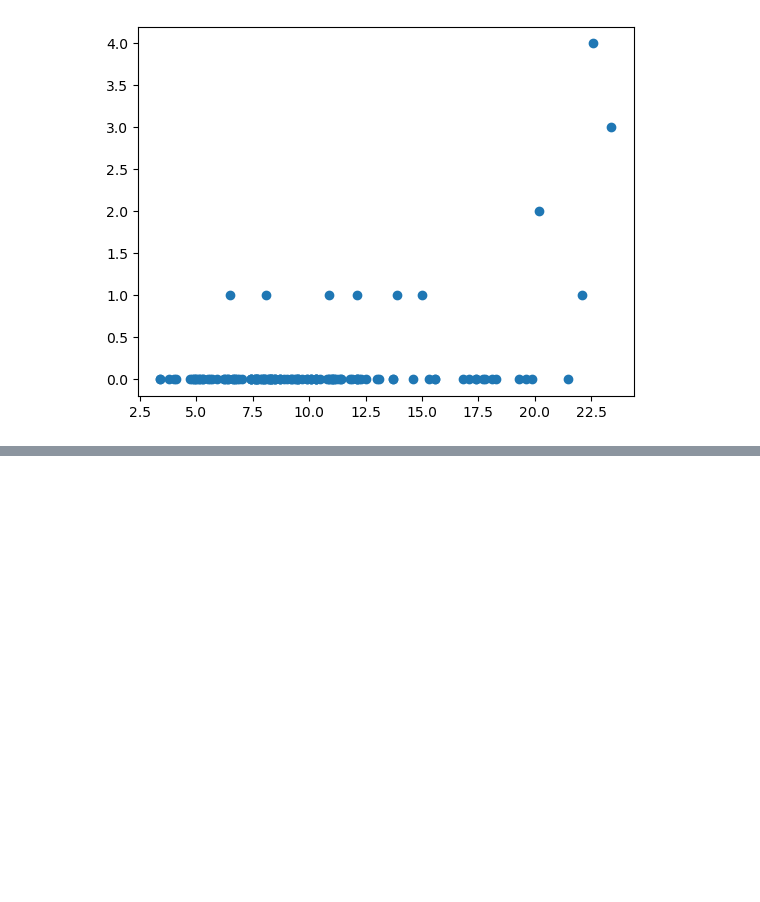
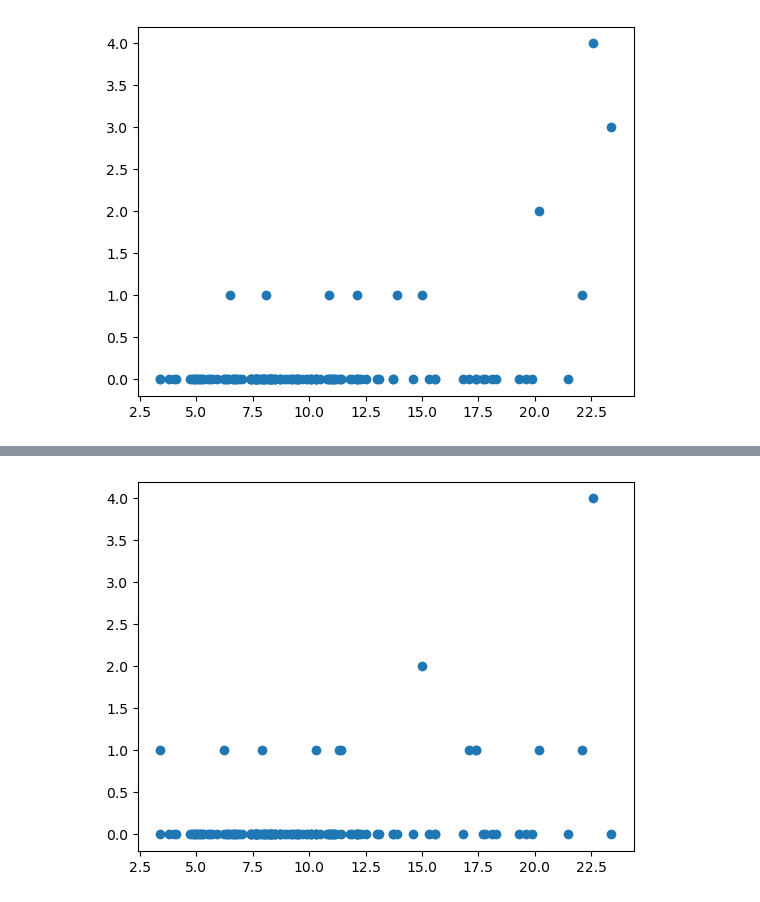
Before and after one commit to FaraSurani/Data-Visualization, a Jupyter notebook: 5 Traffic Data Visualization.ipynb, the cells around one changed output, grey strips where cells are left out. Cells and saved outputs as stored; diff of their text form; code cells hidden in the pictures; blank space fills up the shorter version.

```diff
--- a/5 Traffic Data Visualization.ipynb
+++ b/5 Traffic Data Visualization.ipynb
@@ -507,0 +516,6 @@ plt.show()
+# %%
+plt.scatter(traffic["Slowness in traffic (%)"], traffic["Semaphore off"])
+
+plt.show()
+# %% [output]
+[figure, added]
```
Also changed, not shown: parts of 41 cells of this notebook.
